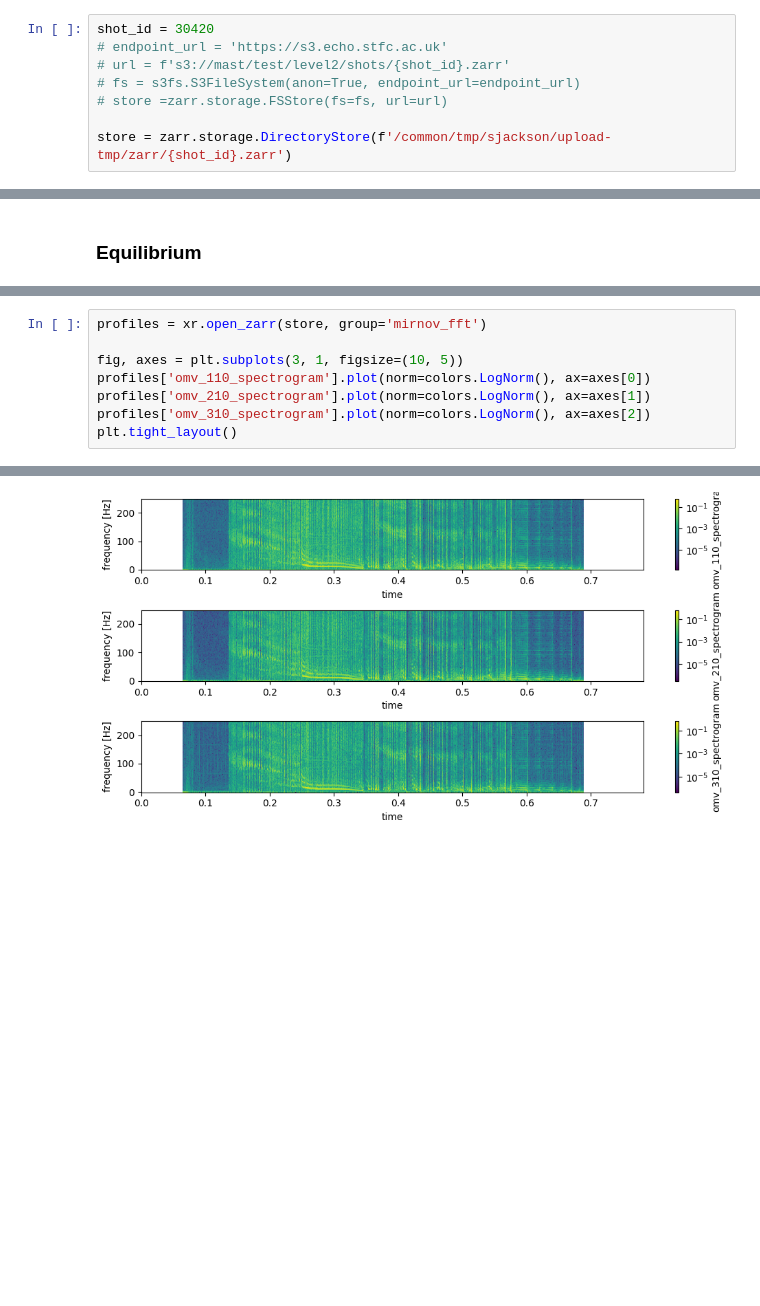
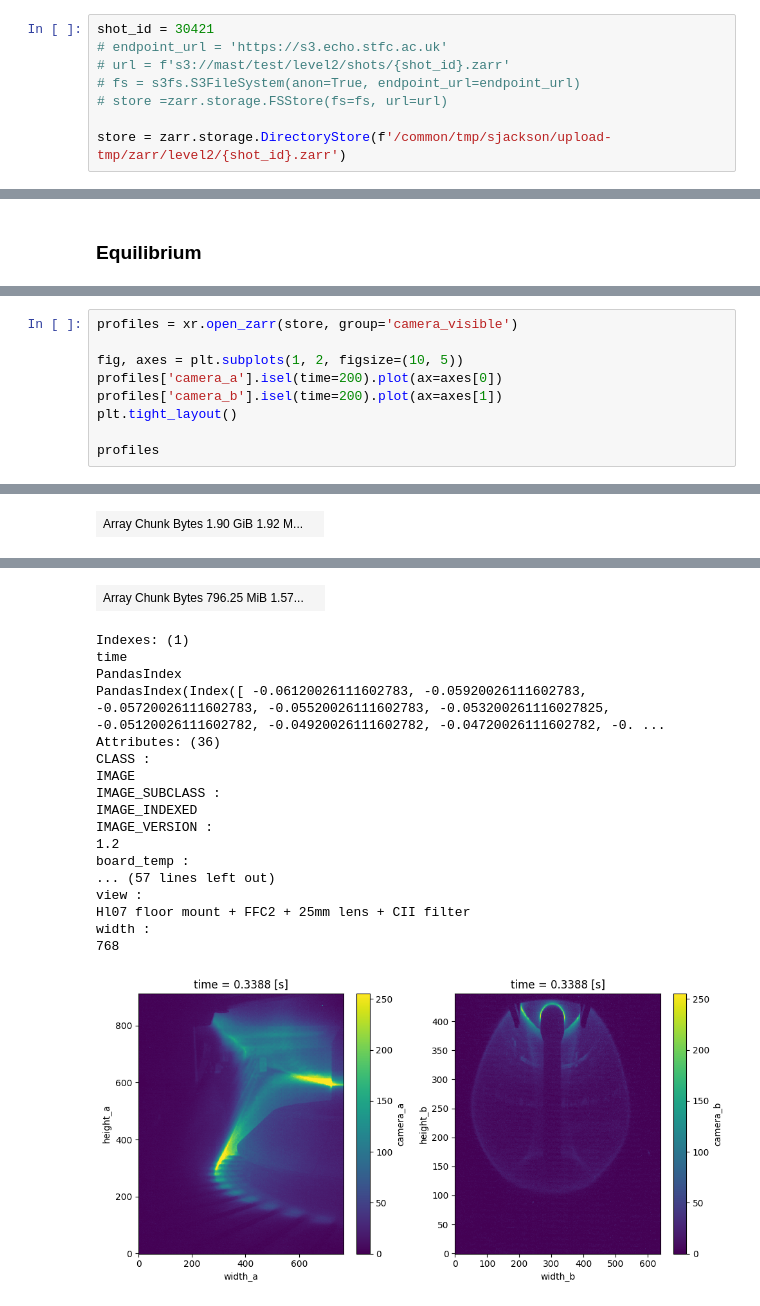
Before and after one commit to ukaea/fair-mast-ingestion, a Jupyter notebook: notebooks/level2_plot_profiles_mast.ipynb, the cells around one changed output, grey strips where cells are left out. Drawn from its saved outputs; the diff is of its cells as text; blank space fills up the shorter version.

```diff
--- a/notebooks/level2_plot_profiles_mast.ipynb
+++ b/notebooks/level2_plot_profiles_mast.ipynb
@@ -22,10 +22,10 @@ def plot_1d_profiles(profiles: xr.Dataset):
 
     plt.tight_layout()
 # %%
-shot_id = 30420
+shot_id = 30421
 # endpoint_url = 'https://s3.echo.stfc.ac.uk'
 # url = f's3://mast/test/level2/shots/{shot_id}.zarr'
 # fs = s3fs.S3FileSystem(anon=True, endpoint_url=endpoint_url)
 # store =zarr.storage.FSStore(fs=fs, url=url)
 
-store = zarr.storage.DirectoryStore(f'/common/tmp/sjackson/upload-tmp/zarr/{shot_id}.zarr')
+store = zarr.storage.DirectoryStore(f'/common/tmp/sjackson/upload-tmp/zarr/level2/{shot_id}.zarr')
@@ -805,9 +676,10 @@ Attributes: (0)
 # %%
-profiles = xr.open_zarr(store, group='mirnov_fft')
+profiles = xr.open_zarr(store, group='camera_visible')
 
-fig, axes = plt.subplots(3, 1, figsize=(10, 5))
-profiles['omv_110_spectrogram'].plot(norm=colors.LogNorm(), ax=axes[0])
-profiles['omv_210_spectrogram'].plot(norm=colors.LogNorm(), ax=axes[1])
-profiles['omv_310_spectrogram'].plot(norm=colors.LogNorm(), ax=axes[2])
+fig, axes = plt.subplots(1, 2, figsize=(10, 5))
+profiles['camera_a'].isel(time=200).plot(ax=axes[0])
+profiles['camera_b'].isel(time=200).plot(ax=axes[1])
 plt.tight_layout()
+
+profiles
 # %% [output]
@@ -813,0 +703 @@ plt.tight_layout()
+| Array Chunk Bytes 1.90 GiB 1.92 M... |  |
@@ -814 +721,19 @@ plt.tight_layout()
+| Array Chunk Bytes 796.25 MiB 1.57... |  |
+Indexes: (1)
+time
+PandasIndex
+PandasIndex(Index([ -0.06120026111602783, -0.05920026111602783, -0.05720026111602783, -0.05520026111602783, -0.053200261116027825, -0.05120026111602782, -0.04920026111602782, -0.04720026111602782, -0. ...
+Attributes: (36)
+CLASS :
+IMAGE
+IMAGE_SUBCLASS :
+IMAGE_INDEXED
+IMAGE_VERSION :
+1.2
+board_temp :
+... (57 lines left out)
+view :
+Hl07 floor mount + FFC2 + 25mm lens + CII filter
+width :
+768
-[figure, old version]
+[figure, new version]
```
Also changed, not shown: parts of 24 cells of this notebook, 3 other files.
